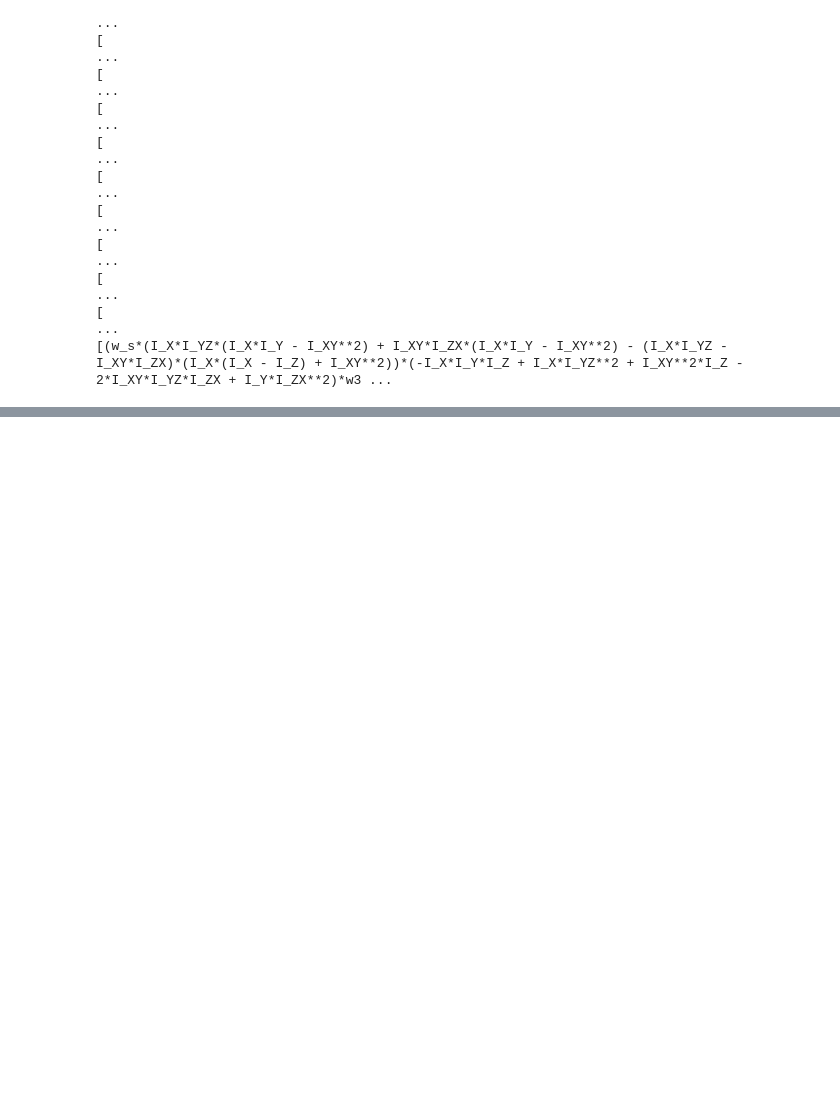
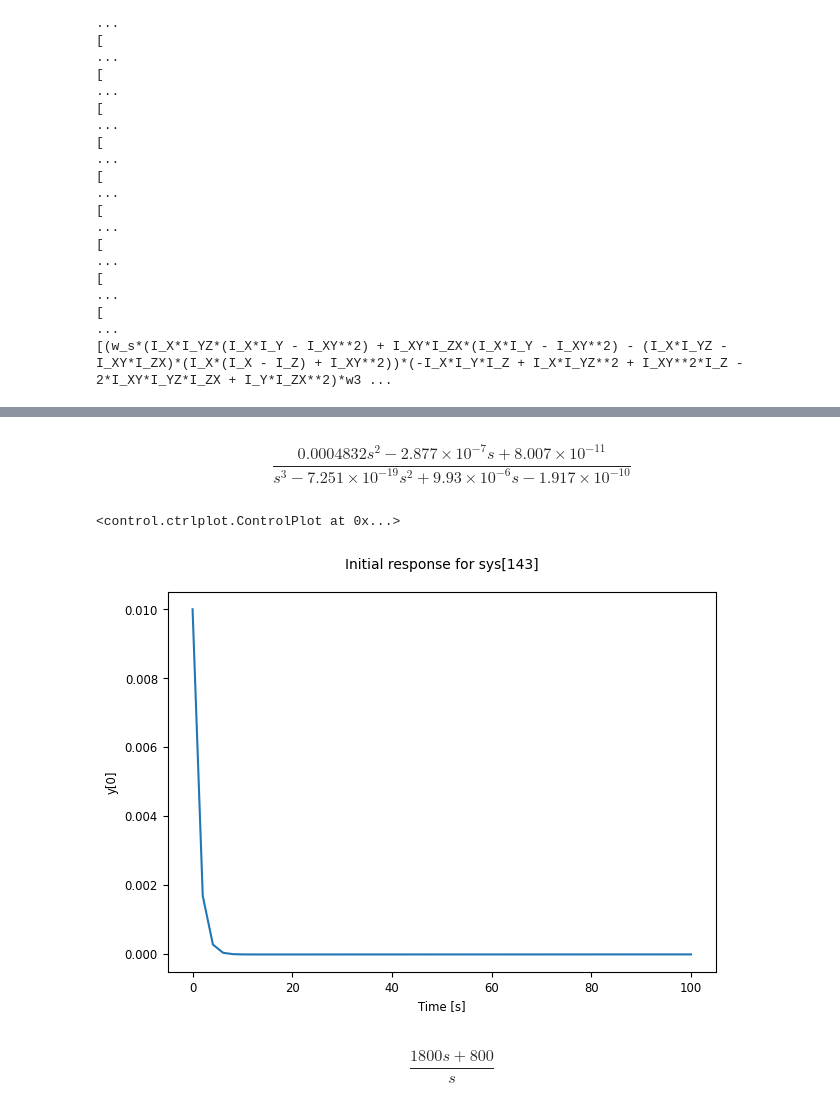
Before and after one commit to BAmercury/satellite_sim_cpp, a Jupyter notebook: analysis/linear_model.ipynb, the cells around one changed output, grey strips where cells are left out. Cells and saved outputs as stored; diff of their text form; code cells hidden in the pictures; blank space fills up the shorter version.

```diff
--- a/analysis/linear_model.ipynb
+++ b/analysis/linear_model.ipynb
@@ -232,0 +268,29 @@ ShapeError: Matrix size mismatch: (1, 3) + (1, 1).
+# %%
+B_y = B_np[:, 1]
+D_y = 0
+C_y = np.array([0, 1, 0])
+sys_y = control.ss(A_np, B_y, C_y, D_y)
+
+control.ss2tf(sys_y)
+# %% [output]
+$$\frac{0.0004832 s^2 - 2.877 \times 10^{-7} s + 8.007 \times 10^{-11}}{s^3 - 7.251 \times 10^{-19} s^2 + 9.93 \times 10^{-6} s - 1.917 \times 10^{-10}}$$
+# %%
+#tf = control.ss2tf(sys
+#kp = np.array([1500.0, 1800.0, 1800.0])
+kp = 1800
+ki = 800
+#ki = np.array([800.0, 800.0, 800.0])
+control_tf = control.TransferFunction(
+    [kp, ki], [1, 0])
+sys_fd_y = control.feedback(sys_y, control_tf)
+T = np.linspace(0, 100)
+X0 = np.array([0.01, 0.01, 0.01, 0])
+response_cl = control.initial_response(sys_fd_y, T, X0 = X0)
+response_cl.plot()
+# %% [output]
+<control.ctrlplot.ControlPlot at 0x...>
+[figure, added]
+# %%
+control_tf
+# %% [output]
+$$\frac{1800 s + 800}{s}$$
```
Also changed, not shown: parts of 6 cells of this notebook, 1 other file.
